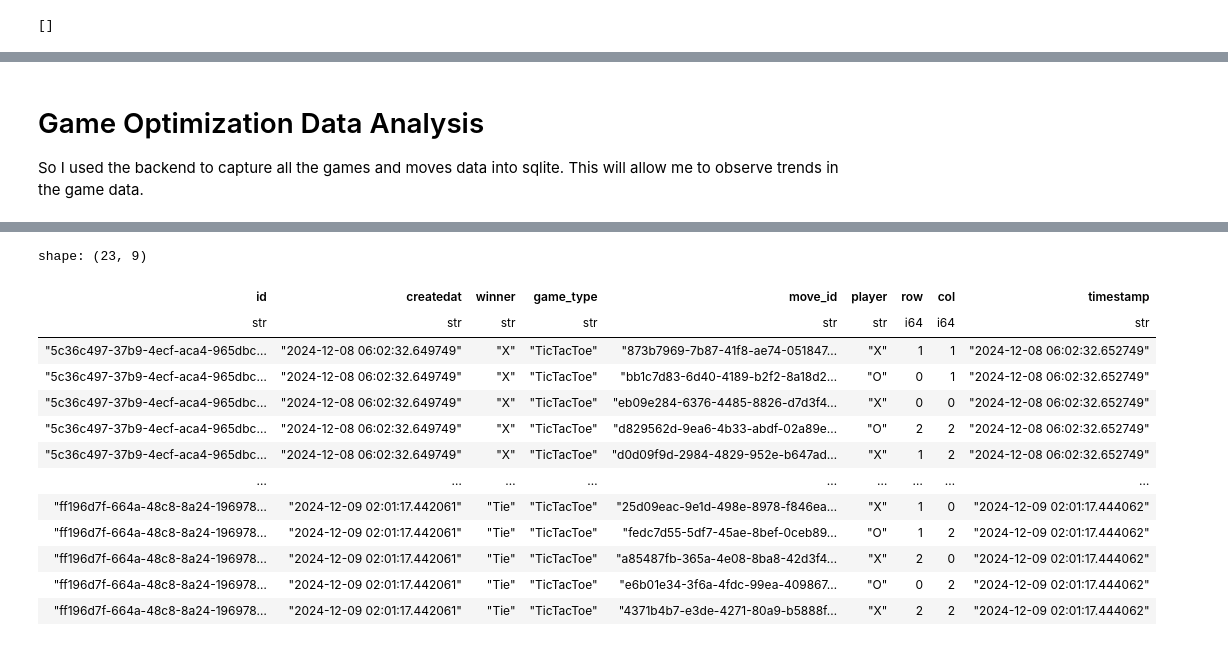
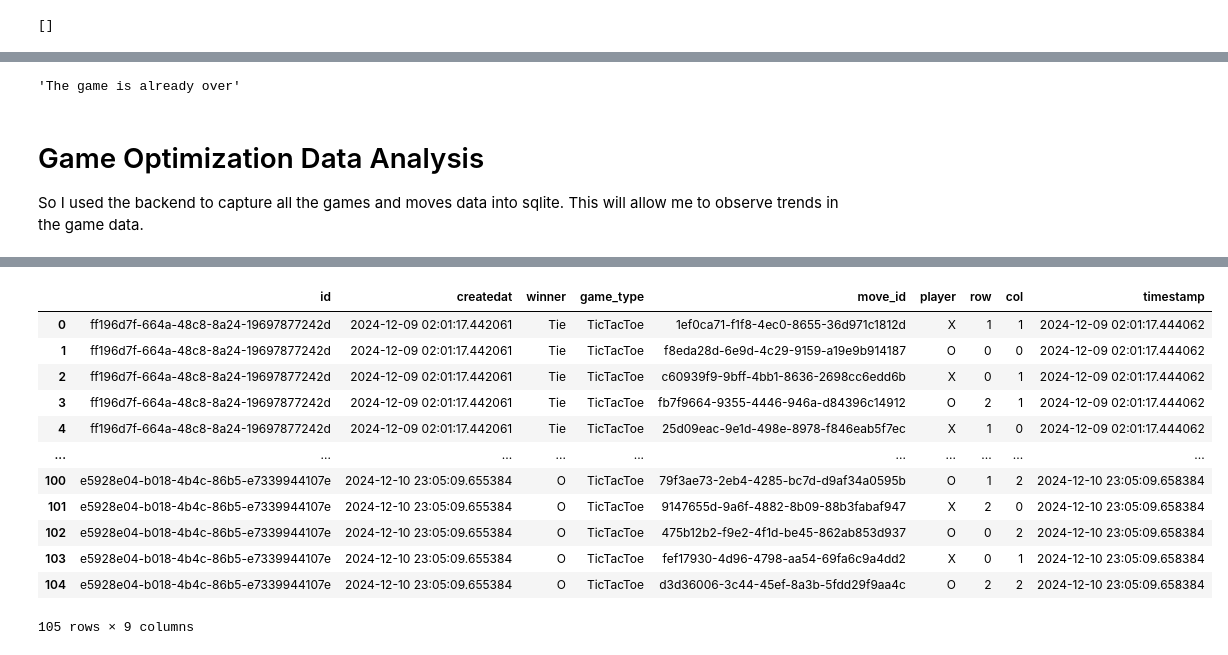
Before and after one commit to slidwell44/PdcaFinalProj, a Jupyter notebook: game_optimization_project.ipynb, the cells around one changed output, grey strips where cells are left out. Cells and saved outputs as stored; diff of their text form; code cells hidden in the pictures.

```diff
--- a/game_optimization_project.ipynb
+++ b/game_optimization_project.ipynb
@@ -91,3 +100,7 @@ AI chooses to place at (0, 2)
+# %%
+game1.make_move(player='X', row=2, col=2)
+# %% [output]
+'The game is already over'
 # %% [markdown]
 # Game Optimization Data Analysis
 
@@ -100,25 +108,25 @@ from sqlalchemy import text
 # %%
+from src.db.dbinit import engine
+
+import pandas as pd
+from sqlalchemy import text
+
 db = engine.connect()
-result_df = pl.read_database(
-    query=text(
-        """
-        SELECT games.id,
-               games.createdat,
-               games.winner,
-               games.game_type,
-               moves.id [move_id],
-               moves.player,
-               moves.row,
-               moves.col,
-               moves.timestamp
-        FROM games
-            INNER JOIN moves ON games.id = moves.game_id
-        WHERE games.winner IS NOT NULL
-        """
-    ),
-    connection=db,
-)
-
+query = text("""
+    SELECT games.id,
+           games.createdat,
+           games.winner,
+           games.game_type,
+           moves.id AS move_id,
+           moves.player,
+           moves.row,
+           moves.col,
+           moves.timestamp
+    FROM games
+        INNER JOIN moves ON games.id = moves.game_id
+    WHERE games.winner IS NOT NULL
+""")
+result_df = pd.read_sql(query, con=db)
 db.close()
 
 result_df
@@ -143,14 +151,13 @@ result_df
+|  | id | createdat | winner | game_type | move_id | player | row | col | timestamp |
+| 0 | ff196d7f-664a-48c8-8a24-19697877242d | 2024-12-09 02:01:17.442061 | Tie | TicTacToe | 1ef0ca71-f1f8-4ec0-8655-36d971c1812d | X | 1 | 1 | 2024-12-09 02:01:17.444062 |
+| 1 | ff196d7f-664a-48c8-8a24-19697877242d | 2024-12-09 02:01:17.442061 | Tie | TicTacToe | f8eda28d-6e9d-4c29-9159-a19e9b914187 | O | 0 | 0 | 2024-12-09 02:01:17.444062 |
+| 2 | ff196d7f-664a-48c8-8a24-19697877242d | 2024-12-09 02:01:17.442061 | Tie | TicTacToe | c60939f9-9bff-4bb1-8636-2698cc6edd6b | X | 0 | 1 | 2024-12-09 02:01:17.444062 |
+| 3 | ff196d7f-664a-48c8-8a24-19697877242d | 2024-12-09 02:01:17.442061 | Tie | TicTacToe | fb7f9664-9355-4446-946a-d84396c14912 | O | 2 | 1 | 2024-12-09 02:01:17.444062 |
+| 4 | ff196d7f-664a-48c8-8a24-19697877242d | 2024-12-09 02:01:17.442061 | Tie | TicTacToe | 25d09eac-9e1d-498e-8978-f846eab5f7ec | X | 1 | 0 | 2024-12-09 02:01:17.444062 |
+| ... | ... | ... | ... | ... | ... | ... | ... | ... | ... |
+| 100 | e5928e04-b018-4b4c-86b5-e7339944107e | 2024-12-10 23:05:09.655384 | O | TicTacToe | 79f3ae73-2eb4-4285-bc7d-d9af34a0595b | O | 1 | 2 | 2024-12-10 23:05:09.658384 |
+| 101 | e5928e04-b018-4b4c-86b5-e7339944107e | 2024-12-10 23:05:09.655384 | O | TicTacToe | 9147655d-9a6f-4882-8b09-88b3fabaf947 | X | 2 | 0 | 2024-12-10 23:05:09.658384 |
+| 102 | e5928e04-b018-4b4c-86b5-e7339944107e | 2024-12-10 23:05:09.655384 | O | TicTacToe | 475b12b2-f9e2-4f1d-be45-862ab853d937 | O | 0 | 2 | 2024-12-10 23:05:09.658384 |
+| 103 | e5928e04-b018-4b4c-86b5-e7339944107e | 2024-12-10 23:05:09.655384 | O | TicTacToe | fef17930-4d96-4798-aa54-69fa6c9a4dd2 | X | 0 | 1 | 2024-12-10 23:05:09.658384 |
+| 104 | e5928e04-b018-4b4c-86b5-e7339944107e | 2024-12-10 23:05:09.655384 | O | TicTacToe | d3d36006-3c44-45ef-8a3b-5fdd29f9aa4c | O | 2 | 2 | 2024-12-10 23:05:09.658384 |
-shape: (23, 9)
+105 rows × 9 columns
-| id | createdat | winner | game_type | move_id | player | row | col | timestamp |
-| str | str | str | str | str | str | i64 | i64 | str |
-| "5c36c497-37b9-4ecf-aca4-965dbc… | "2024-12-08 06:02:32.649749" | "X" | "TicTacToe" | "873b7969-7b87-41f8-ae74-051847… | "X" | 1 | 1 | "2024-12-08 06:02:32.652749" |
-| "5c36c497-37b9-4ecf-aca4-965dbc… | "2024-12-08 06:02:32.649749" | "X" | "TicTacToe" | "bb1c7d83-6d40-4189-b2f2-8a18d2… | "O" | 0 | 1 | "2024-12-08 06:02:32.652749" |
-| "5c36c497-37b9-4ecf-aca4-965dbc… | "2024-12-08 06:02:32.649749" | "X" | "TicTacToe" | "eb09e284-6376-4485-8826-d7d3f4… | "X" | 0 | 0 | "2024-12-08 06:02:32.652749" |
-| "5c36c497-37b9-4ecf-aca4-965dbc… | "2024-12-08 06:02:32.649749" | "X" | "TicTacToe" | "d829562d-9ea6-4b33-abdf-02a89e… | "O" | 2 | 2 | "2024-12-08 06:02:32.652749" |
-| "5c36c497-37b9-4ecf-aca4-965dbc… | "2024-12-08 06:02:32.649749" | "X" | "TicTacToe" | "d0d09f9d-2984-4829-952e-b647ad… | "X" | 1 | 2 | "2024-12-08 06:02:32.652749" |
-| … | … | … | … | … | … | … | … | … |
-| "ff196d7f-664a-48c8-8a24-196978… | "2024-12-09 02:01:17.442061" | "Tie" | "TicTacToe" | "25d09eac-9e1d-498e-8978-f846ea… | "X" | 1 | 0 | "2024-12-09 02:01:17.444062" |
-| "ff196d7f-664a-48c8-8a24-196978… | "2024-12-09 02:01:17.442061" | "Tie" | "TicTacToe" | "fedc7d55-5df7-45ae-8bef-0ceb89… | "O" | 1 | 2 | "2024-12-09 02:01:17.444062" |
-| "ff196d7f-664a-48c8-8a24-196978… | "2024-12-09 02:01:17.442061" | "Tie" | "TicTacToe" | "a85487fb-365a-4e08-8ba8-42d3f4… | "X" | 2 | 0 | "2024-12-09 02:01:17.444062" |
-| "ff196d7f-664a-48c8-8a24-196978… | "2024-12-09 02:01:17.442061" | "Tie" | "TicTacToe" | "e6b01e34-3f6a-4fdc-99ea-409867… | "O" | 0 | 2 | "2024-12-09 02:01:17.444062" |
-| "ff196d7f-664a-48c8-8a24-196978… | "2024-12-09 02:01:17.442061" | "Tie" | "TicTacToe" | "4371b4b7-e3de-4271-80a9-b5888f… | "X" | 2 | 2 | "2024-12-09 02:01:17.444062" |
```
Also changed, not shown: parts of 11 cells of this notebook, 4 other files.
